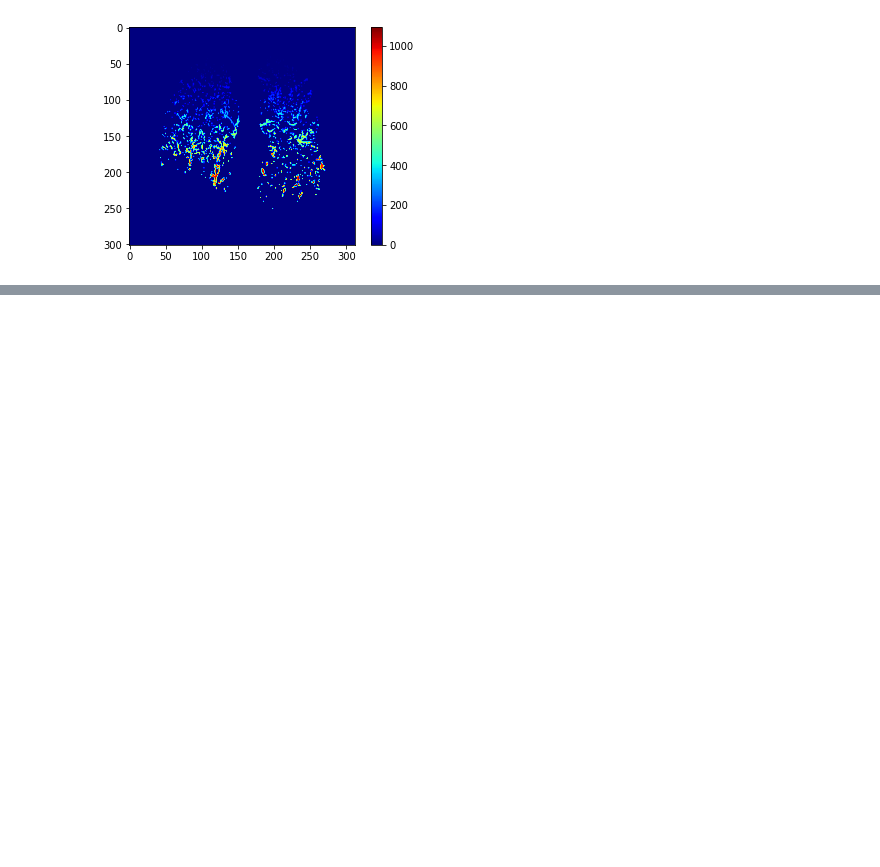
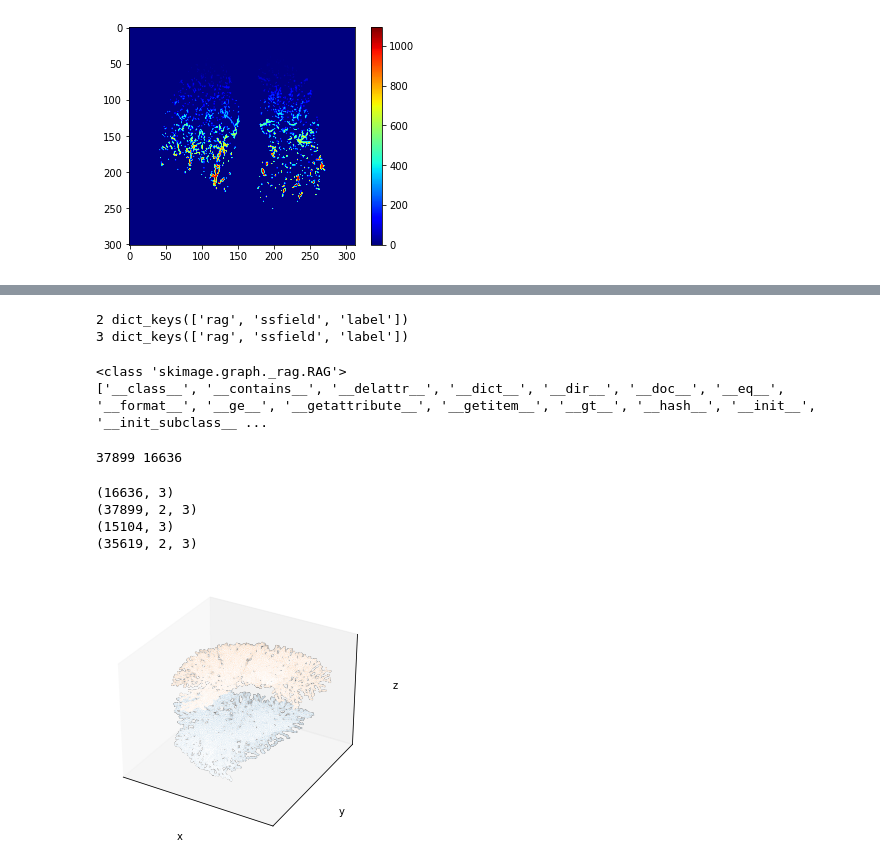
Before and after one commit to pangyuteng/pulmonary-vessel-seg, a Jupyter notebook: utils/hola.ipynb, the cells around one changed output, grey strips where cells are left out. Cells and saved outputs as stored; diff of their text form; code cells hidden in the pictures; blank space fills up the shorter version.

```diff
--- a/utils/hola.ipynb
+++ b/utils/hola.ipynb
@@ -47,7 +48,6 @@ plt.colorbar()
 <matplotlib.colorbar.Colorbar at 0x...>
 [figure]
 # %%
-from skimage import graph
 
 
 def get_point_seeded_field(mask,seed_ind):
@@ -56,7 +56,7 @@ def get_point_seeded_field(mask,seed_ind):
     m = np.ones_like(mask)
     m[sx,sy,sz] = 0
     m = np.ma.masked_array(m, mask)
-    ss_field = skfmm.distance(m)
+    ss_field = skfmm.distance(m,dx=1) #
     return ss_field
 
 
@@ -69,9 +69,6 @@ for idx in label_list:
     item_region = label == idx
     print(props[idx].area)
 
-    #if props[idx].area < th:
-    #    print('skip',props[idx].area)
-    #    continue
 
     item_skeleton = skeletonize(item_region)
     item_bs = np.copy(bsfield)
@@ -80,7 +77,7 @@ for idx in label_list:
     print(max_val,np.sum(item_bs == max_val))
     item_seed = np.argmax(item_bs)
     print(np.argmax(item_bs))
-    item_ssfield = get_point_seeded_field(item_region,item_seed)
+    item_ssfield = get_point_seeded_field(item_region,item_seed).astype(np.int32)
     item_label = measure.label(item_ssfield)
     item_edge_map = filters.sobel(item_label)
     print(np.max(item_ssfield))
@@ -111,30 +108,21 @@ th (voxels) 1000.0
 # %%
 for k,v in mydict.items():
     print(k,v.keys())
+# %% [output]
+2 dict_keys(['rag', 'ssfield', 'label'])
+3 dict_keys(['rag', 'ssfield', 'label'])
 # %%
 rag = mydict[2]['rag']
 
 print(type(rag))
 print(dir(rag))
+# %% [output]
+<class 'skimage.graph._rag.RAG'>
+['__class__', '__contains__', '__delattr__', '__dict__', '__dir__', '__doc__', '__eq__', '__format__', '__ge__', '__getattribute__', '__getitem__', '__gt__', '__hash__', '__init__', '__init_subclass__ ...
 # %%
 print(rag.number_of_edges(),rag.number_of_nodes())
+# %% [output]
+37899 16636
-# %%
-# for k,v in mydict.items():
-#     item_rag = v['rag']
-#     item_label = v['label']
-
-#     pos=nx.get_node_attributes(item_rag,'pos')
-#     plt.figure(k)
-#     nx.draw(item_rag,pos,node_size=1,alpha=0.5)
-#     plt.figsave('graph.png')
-
-
-for k,v in mydict.items():
-    item_rag = v['rag']
-    item_label = v['label']
-    item_props = measure.regionprops(item_label)
-    for (n, data), region in zip(item_rag.nodes(data=True), item_props):
-        data['pos'] = tuple(map(int, region['centroid'] ))
 # %%
 from mpl_toolkits.mplot3d import Axes3D
 
@@ -145,35 +133,47 @@ ax = fig.add_subplot(111, projection="3d")
 
 for k,v in mydict.items():
     item_rag = v['rag']
     item_label = v['label']
 
+    item_props = measure.regionprops(item_label)
+    for (n, data), region in zip(item_rag.nodes(data=True), item_props):
+        data['pos'] = tuple(map(int, region['centroid'] ))
+
     # Extract node and edge positions from the layout
-    node_xyz = np.array([pos[v] for v in sorted(item_rag)])
-    edge_xyz = np.array([(pos[u], pos[v]) for u, v in item_rag.edges()])
-
+    item_dict = {k:v for k,v in item_rag.nodes(data=True)}
+    node_xyz = np.array([item_dict[v]['pos'] for v in sorted(item_rag)])
+    print(node_xyz.shape)
+    edge_xyz = np.array([(item_dict[u]['pos'],item_dict[v]['pos']) for u, v in item_rag.edges()])
+    print(edge_xyz.shape)
 
     # Plot the nodes - alpha is scaled by "depth" automatically
-    ax.scatter(*node_xyz.T, s=100, ec="w")
+    ax.scatter(*node_xyz.T, s=1, ec="w")
 
     # Plot the edges
     for vizedge in edge_xyz:
         ax.plot(*vizedge.T, color="tab:gray")
 
 
 def _format_axes(ax):
     """Visualization options for the 3D axes."""
     # Turn gridlines off
     ax.grid(False)
     # Suppress tick labels
     for dim in (ax.xaxis, ax.yaxis, ax.zaxis):
         dim.set_ticks([])
     # Set axes labels
     ax.set_xlabel("x")
     ax.set_ylabel("y")
     ax.set_zlabel("z")
 
 
 _format_axes(ax)
 fig.tight_layout()
 plt.show()
+# %% [output]
+(16636, 3)
+(37899, 2, 3)
+(15104, 3)
+(35619, 2, 3)
+[figure, added]
 # %%
```
Also changed, not shown: parts of 6 cells of this notebook.
